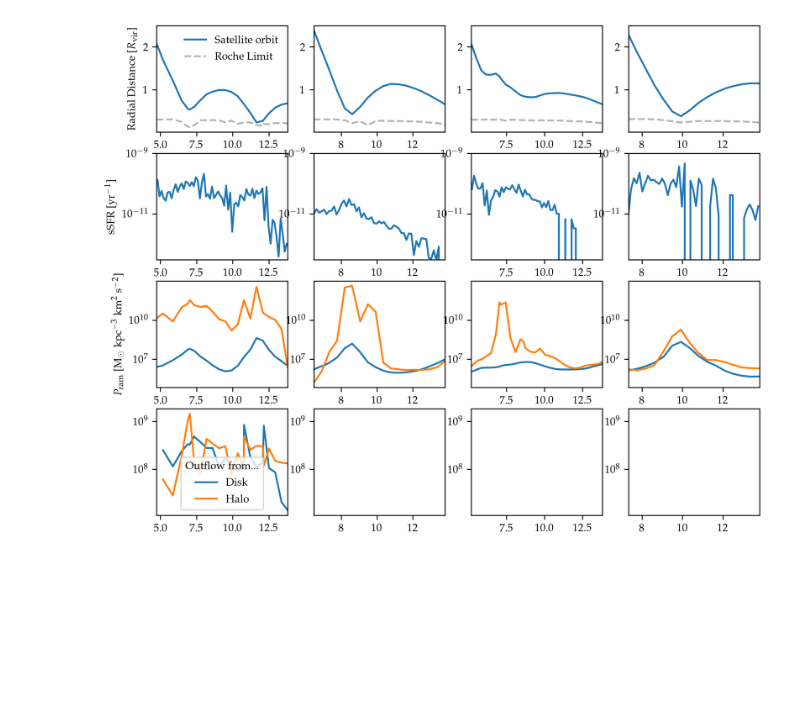
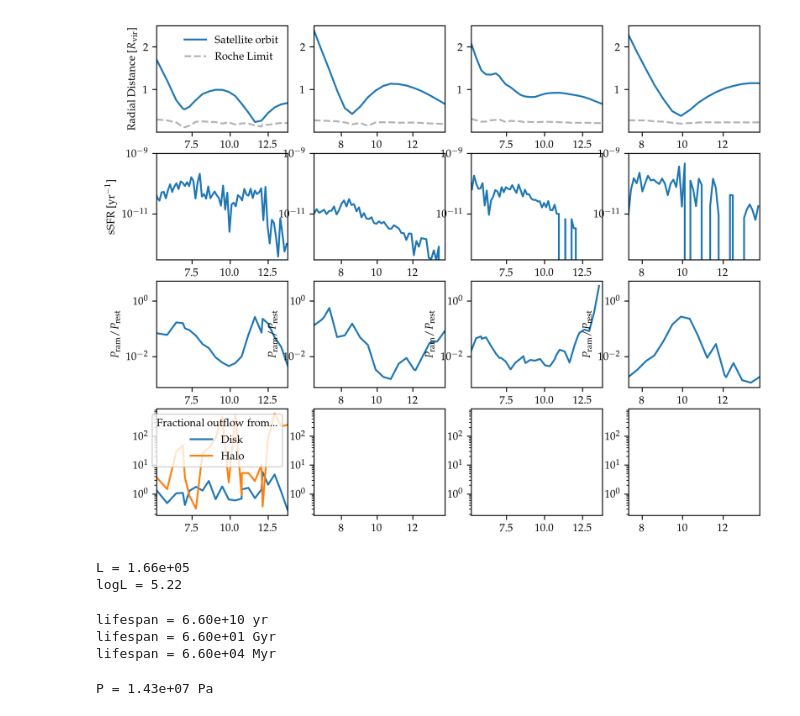
Before and after one commit to hollisakins/Justice_League_Code, a Jupyter notebook: Analysis/RamPressure/RamPressure.ipynb, the cells around one changed output. Cells and saved outputs as stored; diff of their text form; code cells hidden in the pictures; blank space fills up the shorter version.

```diff
--- a/Analysis/RamPressure/RamPressure.ipynb
+++ b/Analysis/RamPressure/RamPressure.ipynb
@@ -90,10 +107,10 @@ ax_sSFR.set_ylim(3e-13,1e-9)
 ax_sSFR.set_ylabel(r'sSFR [yr$^{-1}$]')
 
 
-ax_Pram.plot(data.t, data.Pram, label='simple')
-ax_Pram.plot(data.t, data.Pram_adv, label='adv')
+ax_Pram.plot(data.t, np.array(data.Pram)/np.array(data.Prest), label='simple')
+# ax_Pram.plot(data.t, data.Pram_adv, label='adv')
 ax_Pram.semilogy()
-ax_Pram.set_ylabel(r'$P_{\rm ram}$ [$\mathrm{M}_\odot~\mathrm{kpc}^{-3}~\mathrm{km}^2~\mathrm{s}^{-2}$]')
+ax_Pram.set_ylabel(r'$P_{\rm ram}/P_{\rm rest}$')
 
 
 transfers = pd.read_hdf('../../Data/transfers.hdf5', key=key)
@@ -102,16 +119,17 @@ rates = pd.DataFrame(rates).reset_index()
 
 r1 = rates[rates.between=='satdisk_sathalo']
 r2 = rates[rates.between=='sathalo_satdisk']
-ax_flow.plot(r1.t2, np.array(r1.massrate), label='Disk')
+y = np.array(r1.massrate)/np.array(r2.massrate)
+ax_flow.plot(r1.t2, y, label='Disk')
 
 r1 = rates[rates.between=='sathalo_hosthalo']
 r2 = rates[rates.between=='hosthalo_sathalo']
-
-ax_flow.plot(r1.t2, np.array(r1.massrate), label='Halo')
+y = np.array(r1.massrate)/np.array(r2.massrate)
+ax_flow.plot(r1.t2, y, label='Halo')
 
 
-ax_flow.legend(title='Outflow from...')
-ax_flow.set_yscale('symlog')
+ax_flow.legend(title='Fractional outflow from...')
+ax_flow.semilogy()
 
 
 
@@ -133,9 +151,10 @@ ax_sSFR.set_xlim(np.min(data.t), age)
 ax_sSFR.set_ylim(3e-13,1e-9)
 
 
-ax_Pram.plot(data.t, data.Pram, label='simple')
-ax_Pram.plot(data.t, data.Pram_adv, label='adv')
+ax_Pram.plot(data.t, np.array(data.Pram)/np.array(data.Prest), label='simple')
+# ax_Pram.plot(data.t, data.Pram_adv, label='adv')
 ax_Pram.semilogy()
+ax_Pram.set_ylabel(r'$P_{\rm ram}/P_{\rm rest}$')
 
 
 
@@ -160,42 +179,45 @@ ax_sSFR.set_xlim(np.min(data.t), age)
 ax_sSFR.set_ylim(3e-13,1e-9)
 
 
-ax_Pram.plot(data.t, data.Pram, label='simple')
-ax_Pram.plot(data.t, data.Pram_adv, label='adv')
+
+ax_Pram.plot(data.t, np.array(data.Pram)/np.array(data.Prest), label='simple')
+# ax_Pram.plot(data.t, data.Pram_adv, label='adv')
 ax_Pram.semilogy()
-
+ax_Pram.set_ylabel(r'$P_{\rm ram}/P_{\rm rest}$')
 
 
 
 
 ###############################################
 key = 'h148_37'
 data = pd.read_hdf(path, key=key)
 ax_dist = plt.subplot(gs[0,3], sharey=ax_dist)
 ax_sSFR = plt.subplot(gs[1,3], sharex=ax_dist, sharey=ax_sSFR)
 ax_Pram = plt.subplot(gs[2,3], sharex=ax_dist, sharey=ax_Pram)
 ax_flow = plt.subplot(gs[3,3], sharex=ax_dist, sharey=ax_flow)
 
 
 ax_dist.plot(data.t, data.h1dist/data.hostRvir, label='Satellite orbit')
 ax_dist.plot(data.t, data.r_R/data.hostRvir, linestyle='--', color='0.7', label='Roche Limit')
 
 
 ax_sSFR.plot(*get_sfh(key))
 ax_sSFR.semilogy()
 ax_sSFR.set_xlim(np.min(data.t), age)
 ax_sSFR.set_ylim(3e-13,1e-9)
 
 
-ax_Pram.plot(data.t, data.Pram, label='simple')
-ax_Pram.plot(data.t, data.Pram_adv, label='adv')
+
+ax_Pram.plot(data.t, np.array(data.Pram)/np.array(data.Prest), label='simple')
+# ax_Pram.plot(data.t, data.Pram_adv, label='adv')
 ax_Pram.semilogy()
+ax_Pram.set_ylabel(r'$P_{\rm ram}/P_{\rm rest}$')
 
 
 
 plt.show()
 # %% [output]
-[figure, old version]
+[figure, new version]
 # %%
 def read_timesteps(simname):
     '''Function to read in the timestep bulk-processing datafile (from /home/akinhol/Data/Timescales/DataFiles/{name}.data)'''
@@ -309,0 +348,23 @@ write_transfers('h148_28')
+# %%
+M = 31
+print(f'L = {M**(3.5):.2e}')
+print(f'logL = {3.5*np.log10(M):.2f}')
+# %% [output]
+L = 1.66e+05
+logL = 5.22
+# %%
+M = 0.47
+print(f'lifespan = {M**(-2.5) * 1e10:.2e} yr')
+print(f'lifespan = {M**(-2.5) * 1e10/1e9:.2e} Gyr')
+print(f'lifespan = {M**(-2.5) * 1e10/1e6:.2e} Myr')
+# %% [output]
+lifespan = 6.60e+10 yr
+lifespan = 6.60e+01 Gyr
+lifespan = 6.60e+04 Myr
+# %%
+M = 13
+R = 200
+P = 3/(8*np.pi) * (6.67e-11) * (M * 2e30)**2 * (R * 6.96e8)**(-4)
+print(f'P = {P:.2e} Pa')
+# %% [output]
+P = 1.43e+07 Pa
```
Also changed, not shown: parts of 11 cells of this notebook, 19 other files.
